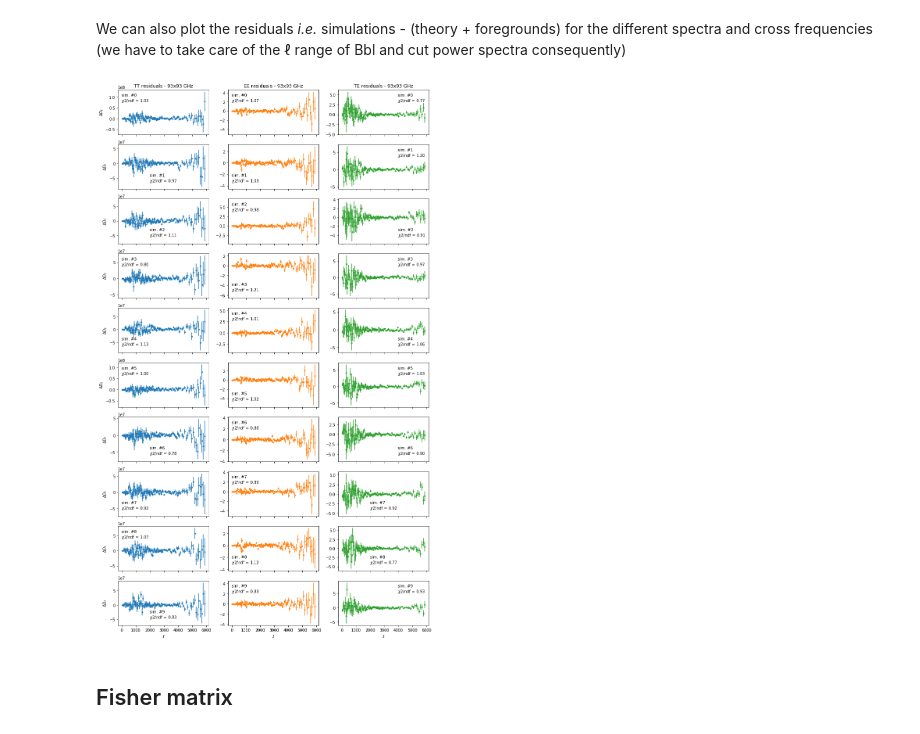
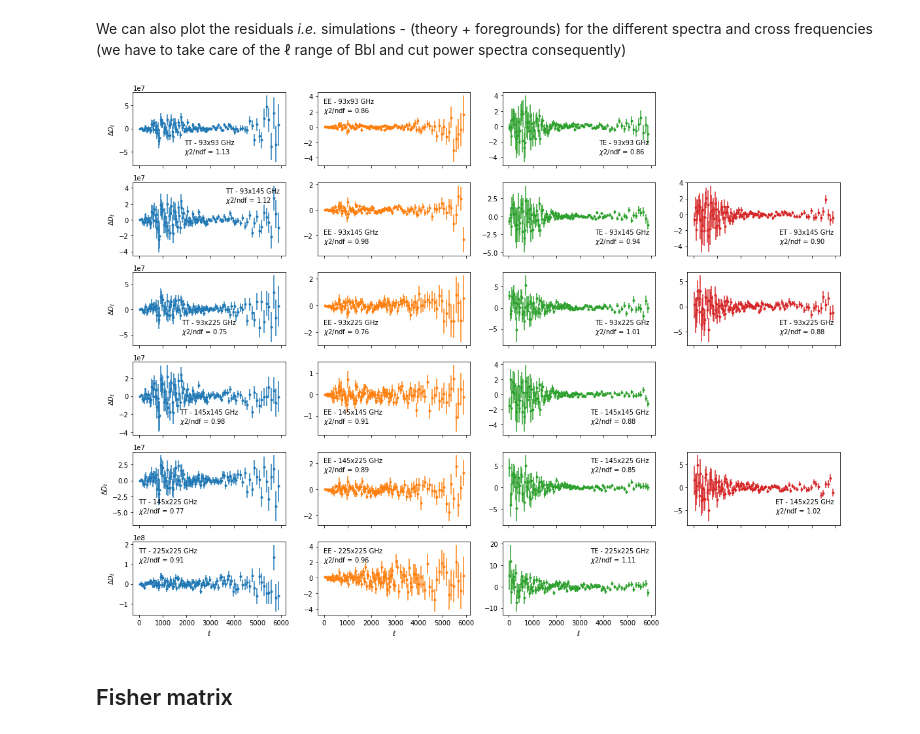
Before and after one commit to simonsobs/LAT_MFLike, a Jupyter notebook: notebooks/mflike_tutorial.ipynb, the cells around one changed output. Saved outputs shown, nothing was run; the diff lists cells and outputs as text; code cells hidden in the pictures.

```diff
--- a/notebooks/mflike_tutorial.ipynb
+++ b/notebooks/mflike_tutorial.ipynb
@@ -263,39 +265,42 @@ We can also plot the residuals *i.e.* simulations - (theory + foregrounds) for t
 and cross frequencies (we have to take care of the &ell; range of Bbl and cut power spectra
 consequently)
 # %%
-spectra = ["tt", "ee", "te"]
+spectra = ["tt", "ee", "te", "et"]
+isim = 0
 
-# Get binned theory + fg
-theory = {}
-for spec in spectra:
-    cov, bbl = read_sacc_cov(spec, cross)
-    ps_th = dls[spec]
-    ps_fg = fg_models[spec, "all", cross[0], cross[1]]
-    theory.update({spec: {"cl": np.dot(bbl[1], ps_th[:6000]+ps_fg[:6000]),
-                          "error": np.sqrt(np.diag(cov))}})
-
-fig, axes = plt.subplots(nsims, 3, sharex=True, figsize=(12, 2*nsims))
-for i in range(nsims):
+from itertools import combinations_with_replacement as cwr
+crosses = list(cwr(freqs, 2))
+fig, axes = plt.subplots(len(crosses), 4, sharex=True, figsize=(16, 2*len(crosses)))
+for i, cross in enumerate(crosses):
     for j, spec in enumerate(spectra):
-        l, cl = read_sacc_data(spec, cross, i)
-        x, y, yerr = l, cl - theory[spec]["cl"], theory[spec]["error"]
+        ax = axes[i, j]
+        try:
+            cov, bbl = read_sacc_cov(spec, cross)
+        except:
+            # No cov for "ET" and same frequencies
+            fig.delaxes(ax)
+            continue
+        l, cl = read_sacc_data(spec, cross, isim)
+        ps_th = dls[spec if spec != "et" else "te"]
+        ps_fg = fg_models[spec if spec != "et" else "te", "all", cross[0], cross[1]]
+        cl_model = np.dot(bbl[1], ps_th[:6000]+ps_fg[:6000])
+        delta_cl = cl - cl_model
+        cl_err = np.sqrt(np.diag(cov))
         if spec == "tt":
-            axes[i, j].errorbar(x, x**2*y, x**2*yerr, fmt=".C{}".format(j))
+            ax.errorbar(l, l**2*delta_cl, l**2*cl_err, fmt=".C{}".format(j))
         else:
-            axes[i, j].errorbar(x, y, yerr, fmt=".C{}".format(j))
-        chi2 = np.sum((y/yerr)**2)
-        title = "sim. #%i\n$\chi2$/ndf = %.2f" % (i, chi2/len(y))
+            ax.errorbar(l, delta_cl, cl_err, fmt=".C{}".format(j))
+        chi2 = np.sum((delta_cl/cl_err)**2)
+        title = "%s - %dx%d GHz\n$\chi2$/ndf = %.2f" % (spec.upper(), *cross, chi2/len(delta_cl))
         axes[i, j].legend([], title=title)
 
 for ax in axes[:, 0]:
     ax.set_ylabel(r"$\Delta D_\ell$")
 for ax in axes[-1]:
     ax.set_xlabel(r"$\ell$")
-for i, spec in enumerate(spectra):
-    axes[0, i].set_title(r"{} residuals - {}x{} GHz".format(spec.upper(), *cross))
 plt.tight_layout()
 # %% [output]
-[figure, old version]
+[figure, new version]
 # %% [markdown]
 ## Fisher matrix
 # %% [markdown]
```
Also changed, not shown: parts of 12 cells of this notebook.
